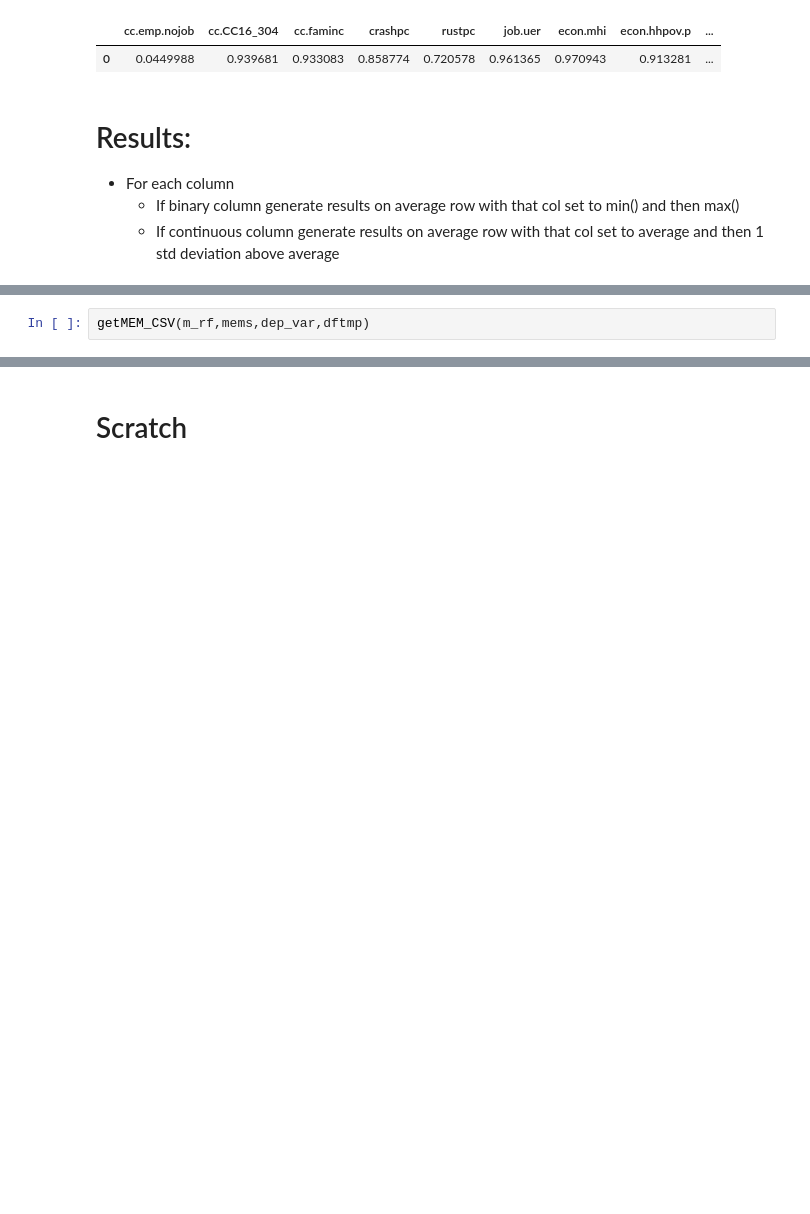
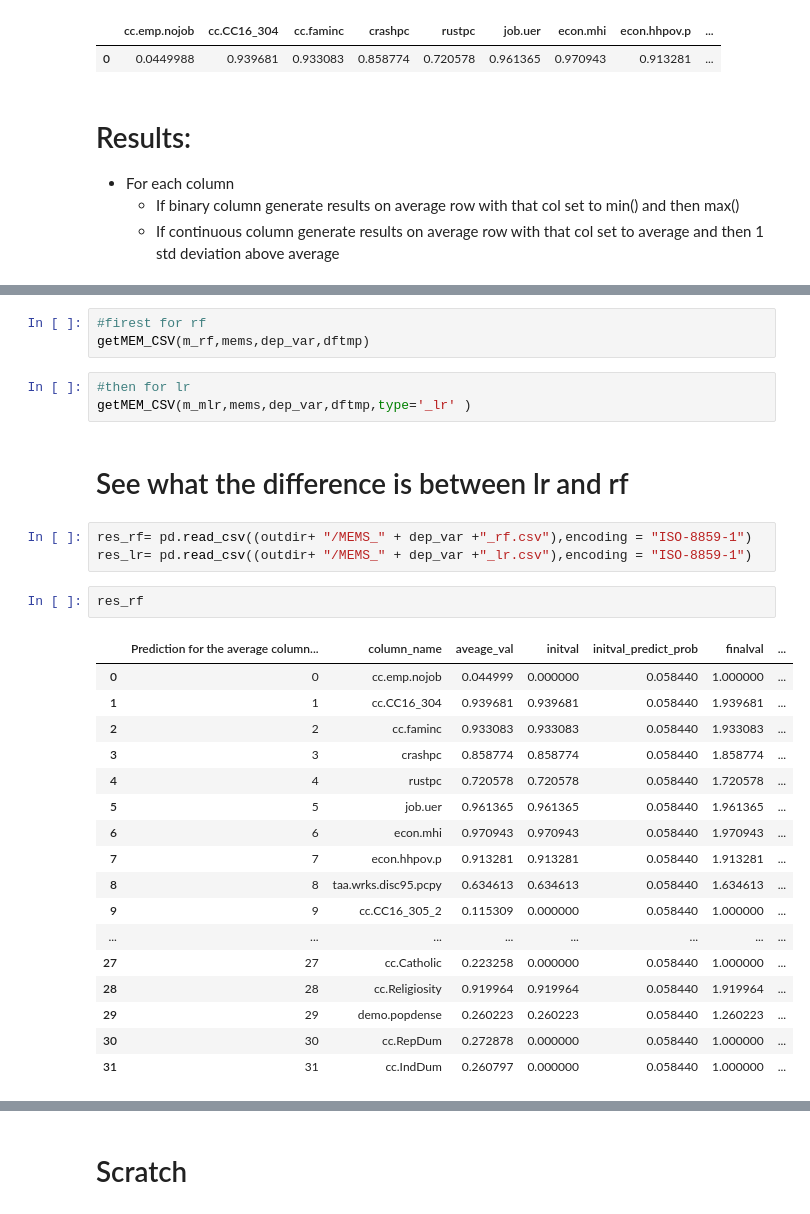
Before and after one commit to kperkins411/VoterAnalysis, a Jupyter notebook: VA_RandomForest_MEMs.ipynb, the cells around one changed output, grey strips where cells are left out. Cells and saved outputs as stored; diff of their text form; blank space fills up the shorter version.

```diff
--- a/VA_RandomForest_MEMs.ipynb
+++ b/VA_RandomForest_MEMs.ipynb
@@ -317,4 +341,33 @@ def getMEM_CSV(m,mems,dep_var,df):
         f.write(f'Prediction for the average column is {avpred}')
         df_res.to_csv(f,encoding = "ISO-8859-1")
 # %%
+#firest for rf
 getMEM_CSV(m_rf,mems,dep_var,dftmp)
+# %%
+#then for lr
+getMEM_CSV(m_mlr,mems,dep_var,dftmp,type='_lr' )
+# %% [markdown]
+# See what the difference is between lr and rf
+# %%
+res_rf= pd.read_csv((outdir+ "/MEMS_" + dep_var +"_rf.csv"),encoding = "ISO-8859-1")
+res_lr= pd.read_csv((outdir+ "/MEMS_" + dep_var +"_lr.csv"),encoding = "ISO-8859-1")
+# %%
+res_rf
+# %% [output]
+|  | Prediction for the average column... | column_name | aveage_val | initval | initval_predict_prob | finalval | ... |
+| 0 | 0 | cc.emp.nojob | 0.044999 | 0.000000 | 0.058440 | 1.000000 | ... |
+| 1 | 1 | cc.CC16_304 | 0.939681 | 0.939681 | 0.058440 | 1.939681 | ... |
+| 2 | 2 | cc.faminc | 0.933083 | 0.933083 | 0.058440 | 1.933083 | ... |
+| 3 | 3 | crashpc | 0.858774 | 0.858774 | 0.058440 | 1.858774 | ... |
+| 4 | 4 | rustpc | 0.720578 | 0.720578 | 0.058440 | 1.720578 | ... |
+| 5 | 5 | job.uer | 0.961365 | 0.961365 | 0.058440 | 1.961365 | ... |
+| 6 | 6 | econ.mhi | 0.970943 | 0.970943 | 0.058440 | 1.970943 | ... |
+| 7 | 7 | econ.hhpov.p | 0.913281 | 0.913281 | 0.058440 | 1.913281 | ... |
+| 8 | 8 | taa.wrks.disc95.pcpy | 0.634613 | 0.634613 | 0.058440 | 1.634613 | ... |
+| 9 | 9 | cc.CC16_305_2 | 0.115309 | 0.000000 | 0.058440 | 1.000000 | ... |
+| ... | ... | ... | ... | ... | ... | ... | ... |
+| 27 | 27 | cc.Catholic | 0.223258 | 0.000000 | 0.058440 | 1.000000 | ... |
+| 28 | 28 | cc.Religiosity | 0.919964 | 0.919964 | 0.058440 | 1.919964 | ... |
+| 29 | 29 | demo.popdense | 0.260223 | 0.260223 | 0.058440 | 1.260223 | ... |
+| 30 | 30 | cc.RepDum | 0.272878 | 0.000000 | 0.058440 | 1.000000 | ... |
+| 31 | 31 | cc.IndDum | 0.260797 | 0.000000 | 0.058440 | 1.000000 | ... |
```
Also changed, not shown: parts of 24 cells of this notebook.
